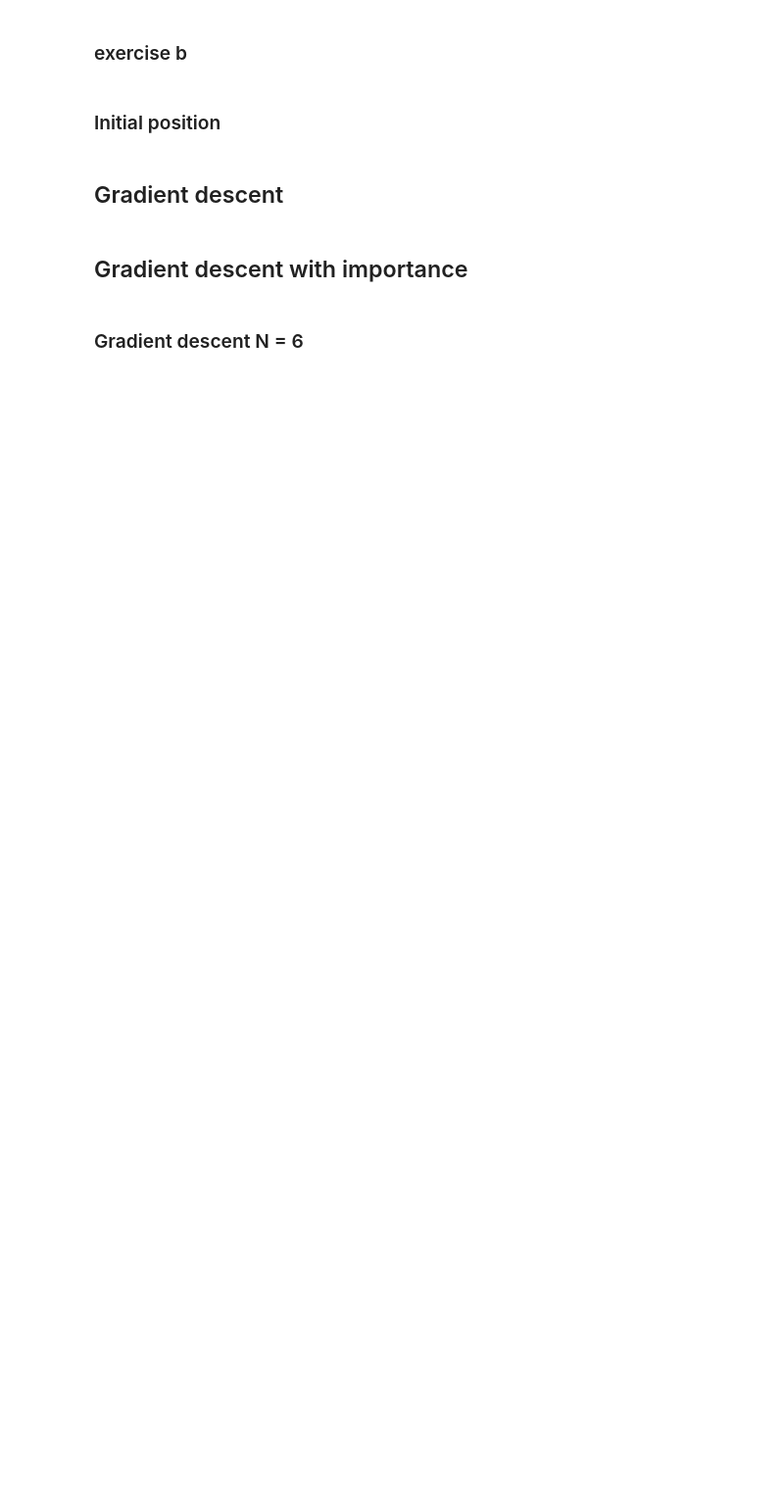
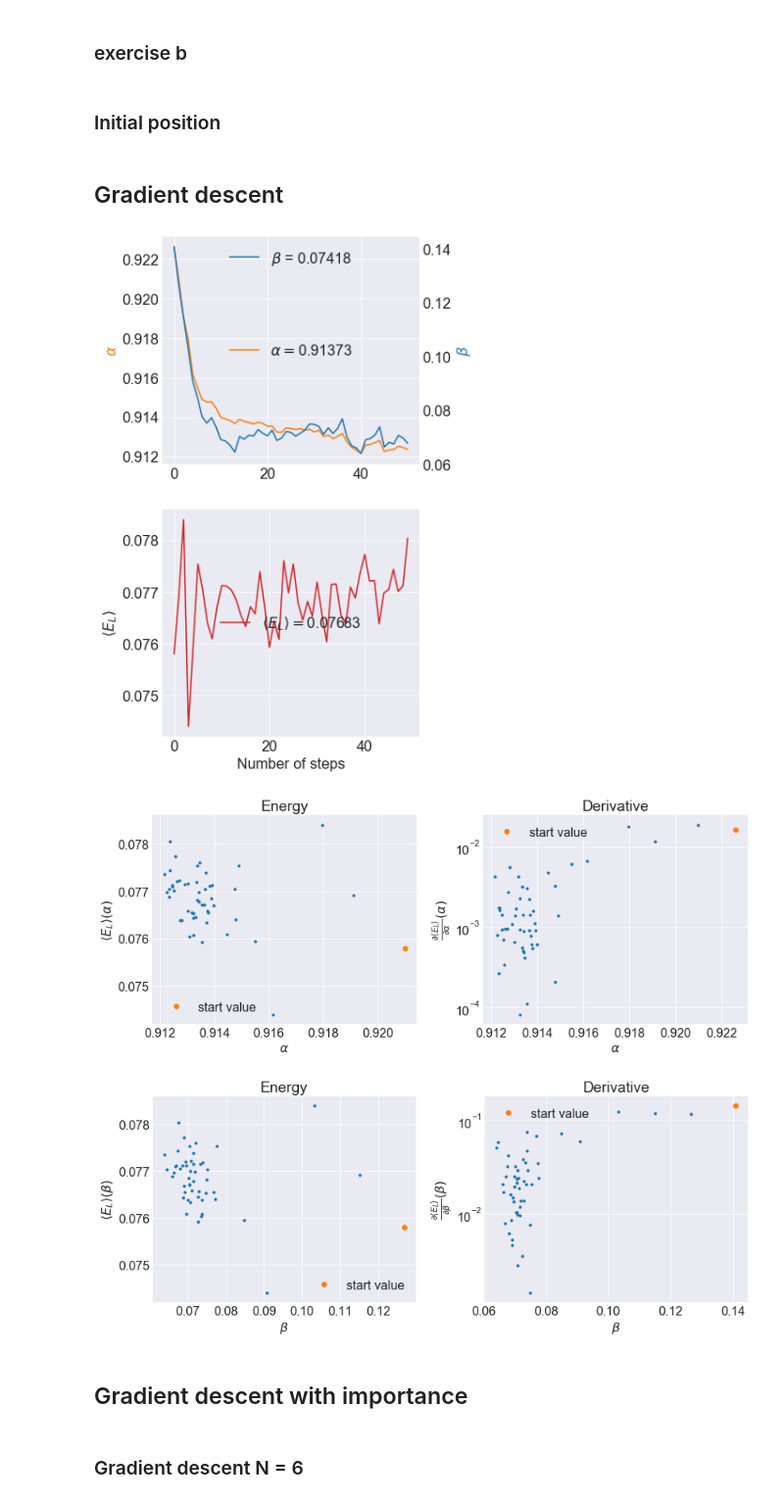
Before and after one commit to vildemjo/vmc_fermions, a Jupyter notebook: analysisscripts/plotting.ipynb, the cells around one changed output. Shown: that part at 98% size. Drawn from its saved outputs; the diff is of its cells as text; code cells hidden in the pictures; blank space fills up the shorter version.

```diff
--- a/analysisscripts/plotting.ipynb
+++ b/analysisscripts/plotting.ipynb
@@ -43,11 +43,11 @@ elif (omega == 0.05):
     alphastart = 0.93
     gamma = 0.1
 elif (omega == 0.01):
-    betastart = 0.1
-    alphastart = 0.89
+    betastart = 0.15
+    alphastart = 0.93
     gamma = 0.1
 
-X = genfromtxt(file_loc + "\\exercise_e\\gradient_descent_interaction_p2_brute_force_omega_%i_alphastart_%i_betastart_%i_gamma_%i.txt"%(int(omega*100), int(alphastart*100), int(betastart*100), int(gamma*1000)), skip_header = 1)
+X = genfromtxt(file_loc + "\\exercise_g\\gradient_descent_interaction_p2_importance_omega_%i_alphastart_%i_betastart_%i_gamma_%i.txt"%(int(omega*100), int(alphastart*100), int(betastart*100), int(gamma*1000)), skip_header = 1)
 # X = genfromtxt(file_loc + "\\exercise_e\\gradient_descent_interaction_p2_omega_%i_alphastart_%i_betastart_%i_gamma_%i.txt"%(int(omega*100), int(alphastart*100), int(betastart*100), int(gamma*1000)), skip_header = 1)
 
 alpha = X[:,0]
@@ -81,33 +81,37 @@ title("Energy")
 xlabel("$\\alpha$")
 ylabel("$\\left<E_L\\right>(\\alpha)$")
 # axhline(y=3, linestyle="--")
 subplot(1,2,2)
 title("Energy")
 xlabel("$\\alpha$")
 ylabel("$\\frac{\\partial \\left<E_L\\right>}{\\partial \\alpha}(\\alpha)$")
 semilogy(alpha, abs(derivative_alpha), ".")
 plot(alpha[0], abs(derivative_alpha[0]), "o", label="start value")
 title("Derivative")
 legend()
 tight_layout()
 
 figure(figsize=(12,5))
 subplot(1,2,1)
 plot(beta[1:], energy[1:], ".")
 plot(beta[1], energy[1], "o", label="start value")
 title("Energy")
 # axhline(y=3, linestyle="--")
 xlabel("$\\beta$")
 ylabel("$\\left<E_L\\right>(\\beta)$")
 legend()
 subplot(1,2,2)
 semilogy(beta, abs(derivative_beta), ".")
 plot(beta[0], abs(derivative_beta[0]), "o", label="start value")
 xlabel("$\\beta$")
 ylabel("$\\frac{\\partial \\left<E_L\\right>}{\\partial \\beta}(\\beta)$")
 title("Derivative")
 legend()
 tight_layout()
+# %% [output]
+[figure, added]
+[figure, added]
+[figure, added]
 # %% [markdown]
 ## Gradient descent with importance
 # %%
```
Also changed, not shown: parts of 3 cells of this notebook, 9 other files.
